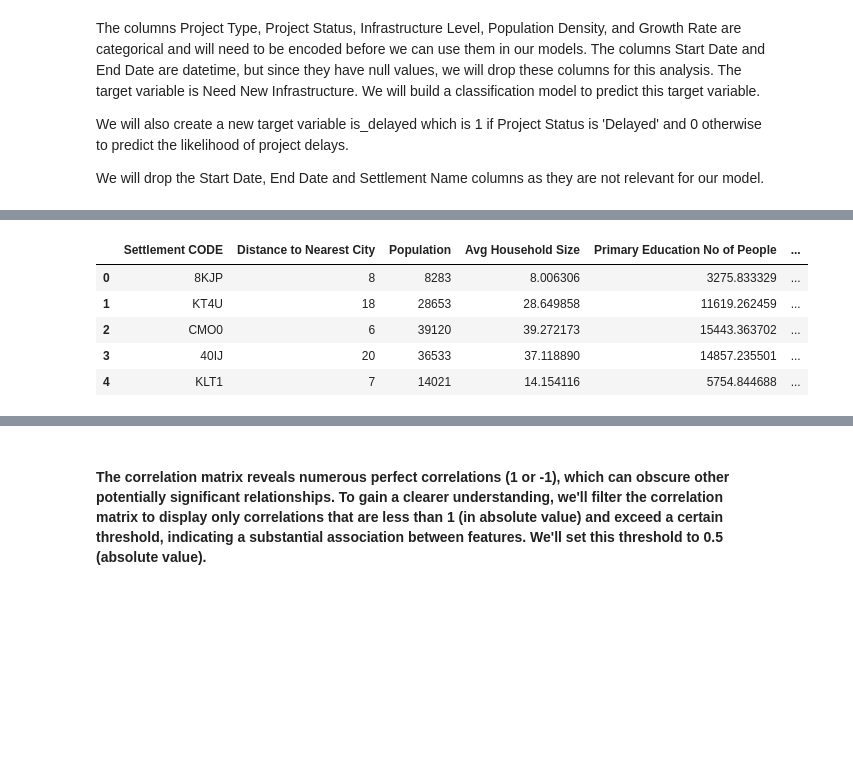
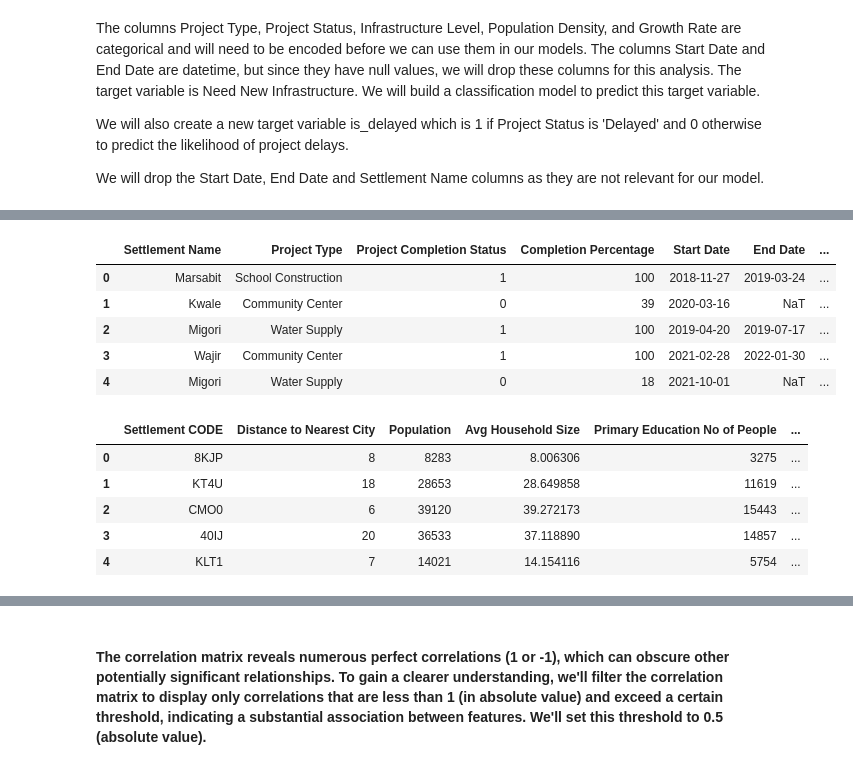
Before and after one commit to zeehayat/DEMO, a Jupyter notebook: Analysis of Dataset.ipynb, the cells around one changed output, grey strips where cells are left out. Saved outputs shown, nothing was run; the diff lists cells and outputs as text; code cells hidden in the pictures; blank space fills up the shorter version.

```diff
--- a/Analysis of Dataset.ipynb
+++ b/Analysis of Dataset.ipynb
@@ -32,0 +45,2 @@ None
+# %%
+df['Project Completion Status'] = df['Project Completion Status'].map({'Ongoing': 0, 'Completed': 1})
@@ -120,0 +297,40 @@ Confusion Matrix for predicting project delays:
+# %%
+from sklearn.model_selection import train_test_split
+from sklearn.linear_model import LogisticRegression
+from sklearn.preprocessing import LabelEncoder, StandardScaler
+from sklearn.metrics import accuracy_score, classification_report
+
+# Load the data
+
+
+# Preprocessing
+# Convert 'Project Completion Status' to numeric (if not already done)
+# df['Project Completion Status'] = df['Project Completion Status'].map({'Ongoing': 0, 'Completed': 1})
+
+# Encode 'Type of Settlement' and 'Implementing Partner'
+le = LabelEncoder()
+df['Type of Settlement'] = le.fit_transform(df['Type of Settlement'])
+df['Implementing Partner'] = le.fit_transform(df['Implementing Partner'])
+
+# Select features and target
+X = df[['Population', 'Project Budget (KES)', 'Type of Settlement', 'Implementing Partner']]
+y = df['Project Completion Status']
+
+# Feature scaling
+scaler = StandardScaler()
+X_scaled = scaler.fit_transform(X)
+
+# Split data
+X_train, X_test, y_train, y_test = train_test_split(X_scaled, y, test_size=0.2, random_state=42)
+
+# Model training
+model = LogisticRegression()
+model.fit(X_train, y_train)
+
+# Model evaluation
+y_pred = model.predict(X_test)
+accuracy = accuracy_score(y_test, y_pred)
+report = classification_report(y_test, y_pred)
+
+print(f"Accuracy: {accuracy}")
+print("Classification Report:\n", report)
@@ -219,14 +410,21 @@ Dataset generated and saved to settlement_data.csv
 # %%
-df_tan=pd.read_csv('DATA/settlement_data.csv')
+df.head()
+# %% [output]
+|  | Settlement Name | Project Type | Project Completion Status | Completion Percentage | Start Date | End Date | ... |
+| 0 | Marsabit | School Construction | 1 | 100 | 2018-11-27 | 2019-03-24 | ... |
+| 1 | Kwale | Community Center | 0 | 39 | 2020-03-16 | NaT | ... |
+| 2 | Migori | Water Supply | 1 | 100 | 2019-04-20 | 2019-07-17 | ... |
+| 3 | Wajir | Community Center | 1 | 100 | 2021-02-28 | 2022-01-30 | ... |
+| 4 | Migori | Water Supply | 0 | 18 | 2021-10-01 | NaT | ... |
 # %%
 df_tan.head()
 # %% [output]
 |  | Settlement CODE | Distance to Nearest City | Population | Avg Household Size | Primary Education No of People | ... |
-| 0 | 8KJP | 8 | 8283 | 8.006306 | 3275.833329 | ... |
-| 1 | KT4U | 18 | 28653 | 28.649858 | 11619.262459 | ... |
-| 2 | CMO0 | 6 | 39120 | 39.272173 | 15443.363702 | ... |
-| 3 | 40IJ | 20 | 36533 | 37.118890 | 14857.235501 | ... |
-| 4 | KLT1 | 7 | 14021 | 14.154116 | 5754.844688 | ... |
+| 0 | 8KJP | 8 | 8283 | 8.006306 | 3275 | ... |
+| 1 | KT4U | 18 | 28653 | 28.649858 | 11619 | ... |
+| 2 | CMO0 | 6 | 39120 | 39.272173 | 15443 | ... |
+| 3 | 40IJ | 20 | 36533 | 37.118890 | 14857 | ... |
+| 4 | KLT1 | 7 | 14021 | 14.154116 | 5754 | ... |
 # %%
 #df_2=df_tan.drop(['Settlement CODE'])
 df_2 = df.drop('Settlement CODE', axis=1)
```
Also changed, not shown: parts of 30 cells of this notebook, 10 other files.
